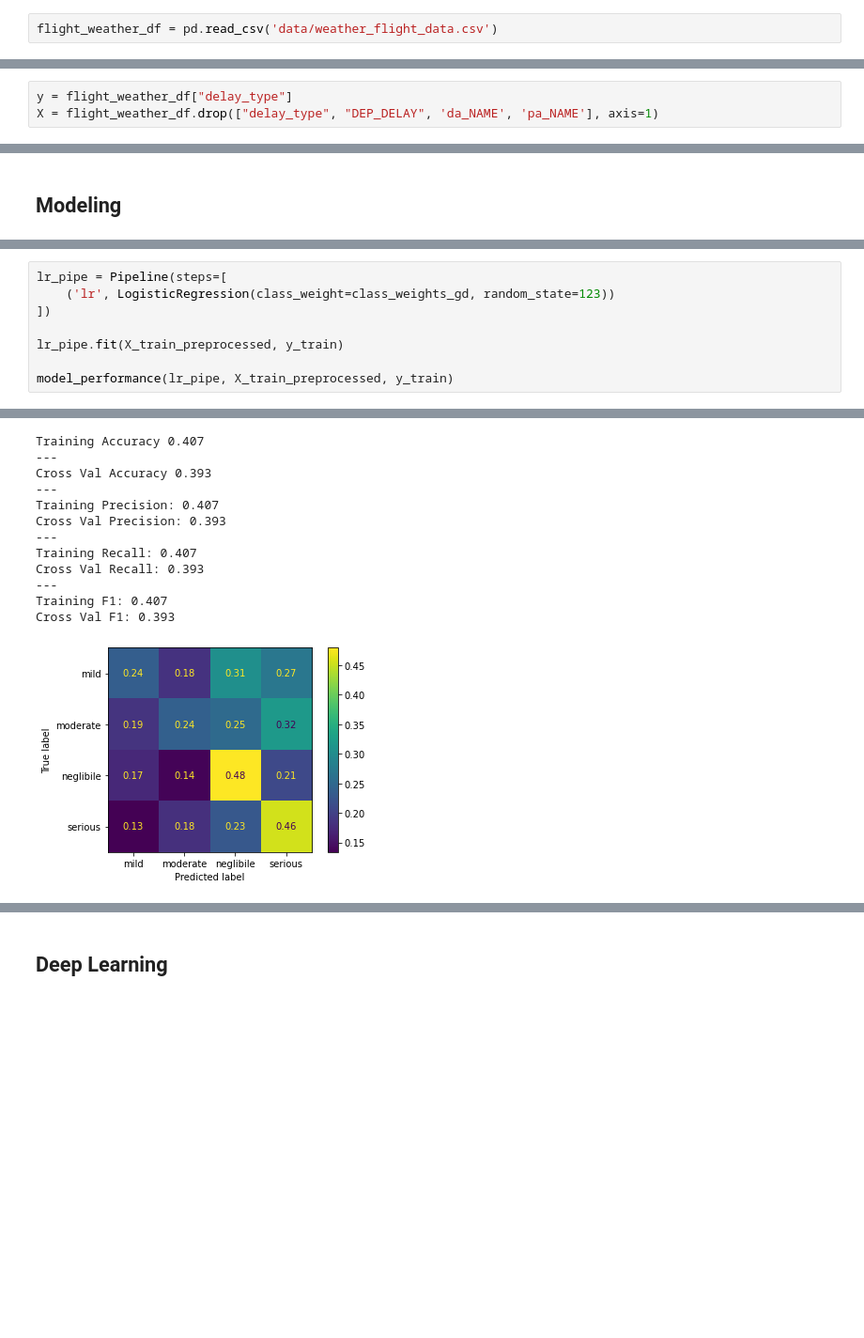
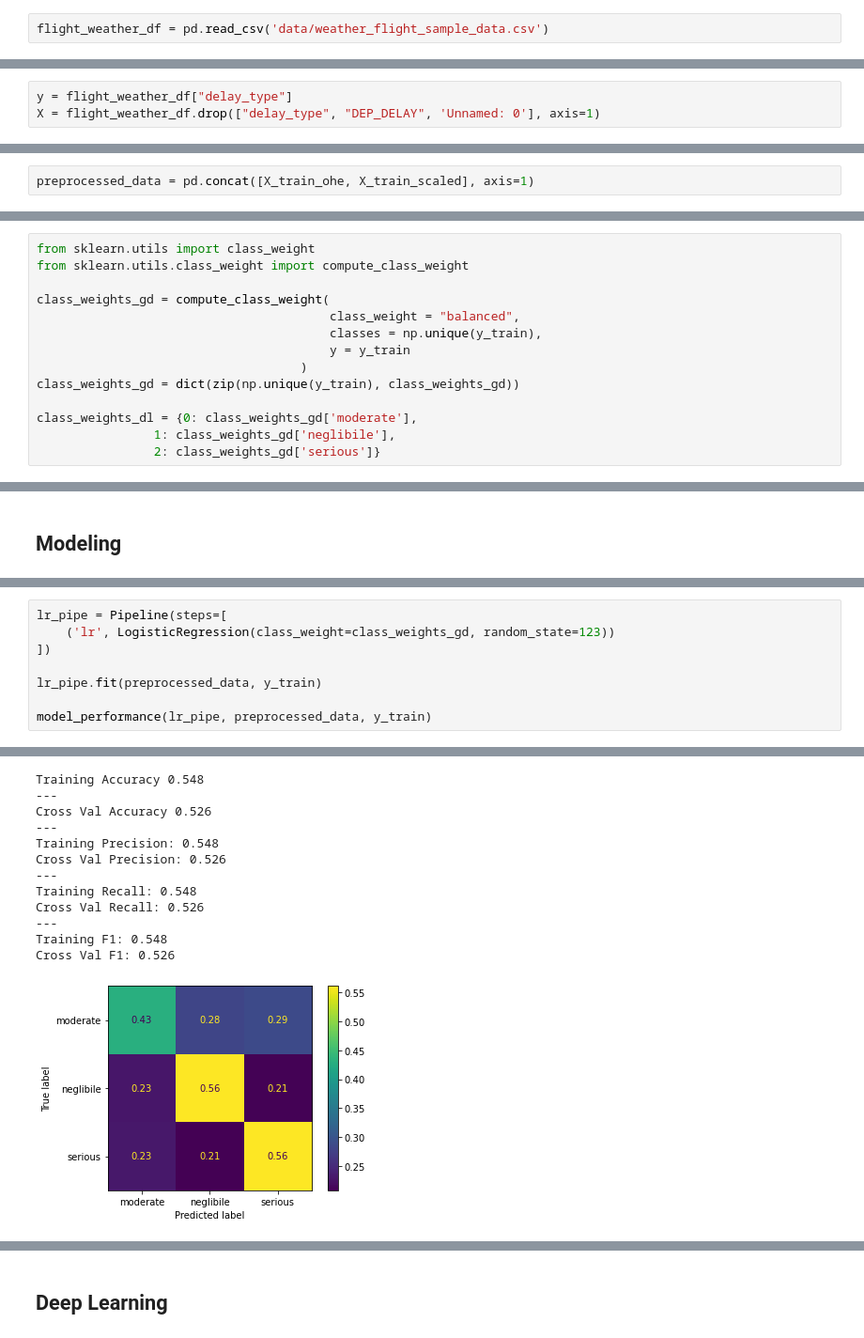
Before and after one commit to robertharrow/detecting-severe-flight-delays, a Jupyter notebook: notebook.ipynb, the cells around one changed output, grey strips where cells are left out. Shown: that part at 94% size. Saved outputs shown, nothing was run; the diff lists cells and outputs as text; blank space fills up the shorter version.

Commit message:
started modeling

```diff
--- a/notebook.ipynb
+++ b/notebook.ipynb
@@ -651,8 +880,8 @@ We'll construct our buckets as such:
 # %%
-flight_weather_df = pd.read_csv('data/weather_flight_data.csv')
+flight_weather_df = pd.read_csv('data/weather_flight_sample_data.csv')
 # %% [markdown]
 ### Brining it all together
 # %%
 y = flight_weather_df["delay_type"]
-X = flight_weather_df.drop(["delay_type", "DEP_DELAY", 'da_NAME', 'pa_NAME'], axis=1)
+X = flight_weather_df.drop(["delay_type", "DEP_DELAY", 'Unnamed: 0'], axis=1)
 # %%
@@ -682,0 +1014,2 @@ X_train_ohe = pd.get_dummies(X_train_cat,prefix=cols, drop_first=False)
+# %%
+preprocessed_data = pd.concat([X_train_ohe, X_train_scaled], axis=1)
@@ -683 +1037,15 @@ X_train_ohe = pd.get_dummies(X_train_cat,prefix=cols, drop_first=False)
+# %%
+from sklearn.utils import class_weight
+from sklearn.utils.class_weight import compute_class_weight
+
+class_weights_gd = compute_class_weight(
+                                        class_weight = "balanced",
+                                        classes = np.unique(y_train),
+                                        y = y_train
+                                    )
+class_weights_gd = dict(zip(np.unique(y_train), class_weights_gd))
+
+class_weights_dl = {0: class_weights_gd['moderate'],
+                1: class_weights_gd['neglibile'],
+                2: class_weights_gd['serious']}
 # %%
@@ -746,39 +1136,39 @@ def model_performance(pipe, X, y):
 # %%
 lr_pipe = Pipeline(steps=[
     ('lr', LogisticRegression(class_weight=class_weights_gd, random_state=123))
 ])
 
-lr_pipe.fit(X_train_preprocessed, y_train)
+lr_pipe.fit(preprocessed_data, y_train)
 
-model_performance(lr_pipe, X_train_preprocessed, y_train)
+model_performance(lr_pipe, preprocessed_data, y_train)
 # %% [output]
 STOP: TOTAL NO. of ITERATIONS REACHED LIMIT.
 
 Increase the number of iterations (max_iter) or scale the data as shown in:
     https://scikit-learn.org/stable/modules/preprocessing.html
 Please also refer to the documentation for alternative solver options:
     https://scikit-learn.org/stable/modules/linear_model.html#logistic-regression
   n_iter_i = _check_optimize_result(
 STOP: TOTAL NO. of ITERATIONS REACHED LIMIT.
 
 Increase the number of iterations (max_iter) or scale the data as shown in:
     https://scikit-learn.org/stable/modules/preprocessing.html
 Please also refer to the documentation for alternative solver options:
 ... (26 lines left out)
     https://scikit-learn.org/stable/modules/preprocessing.html
 Please also refer to the documentation for alternative solver options:
     https://scikit-learn.org/stable/modules/linear_model.html#logistic-regression
   n_iter_i = _check_optimize_result(
-Training Accuracy 0.407
+Training Accuracy 0.548
 ---
-Cross Val Accuracy 0.393
+Cross Val Accuracy 0.526
 ---
-Training Precision: 0.407
-Cross Val Precision: 0.393
+Training Precision: 0.548
+Cross Val Precision: 0.526
 ---
-Training Recall: 0.407
-Cross Val Recall: 0.393
+Training Recall: 0.548
+Cross Val Recall: 0.526
 ---
-Training F1: 0.407
-Cross Val F1: 0.393
+Training F1: 0.548
+Cross Val F1: 0.526
-[figure, old version]
+[figure, new version]
```
Also changed, not shown: parts of 103 cells of this notebook, 1 other file.
